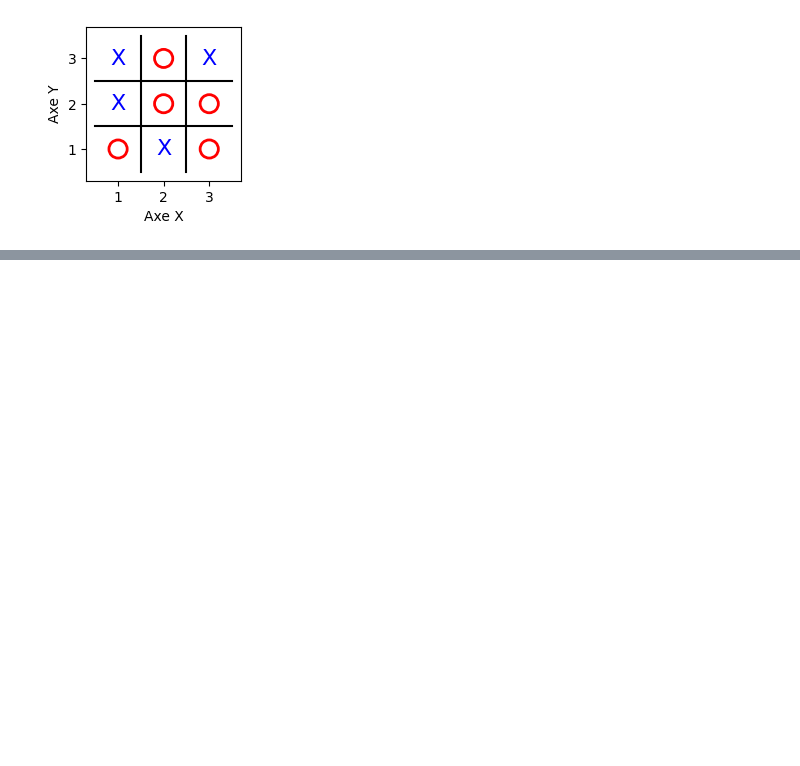
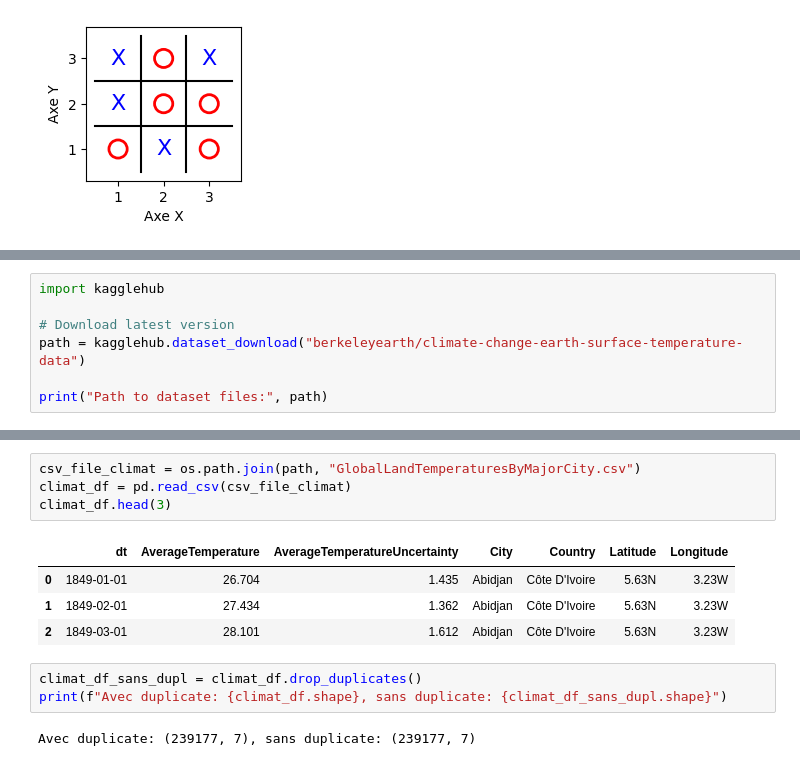
Before and after one commit to KiykoHanna/Simplon_Python, a Jupyter notebook: notebook.ipynb, the cells around one changed output, grey strips where cells are left out. Drawn from its saved outputs; the diff is of its cells as text; blank space fills up the shorter version.

```diff
--- a/notebook.ipynb
+++ b/notebook.ipynb
@@ -672,0 +802,7 @@ Joueur r:   x: 1,   y: 1.
+# %%
+import kagglehub
+
+# Download latest version
+path = kagglehub.dataset_download("berkeleyearth/climate-change-earth-surface-temperature-data")
+
+print("Path to dataset files:", path)
@@ -672,0 +813,14 @@ Joueur r:   x: 1,   y: 1.
+# %%
+csv_file_climat = os.path.join(path, "GlobalLandTemperaturesByMajorCity.csv")
+climat_df = pd.read_csv(csv_file_climat)
+climat_df.head(3)
+# %% [output]
+|  | dt | AverageTemperature | AverageTemperatureUncertainty | City | Country | Latitude | Longitude |
+| 0 | 1849-01-01 | 26.704 | 1.435 | Abidjan | Côte D'Ivoire | 5.63N | 3.23W |
+| 1 | 1849-02-01 | 27.434 | 1.362 | Abidjan | Côte D'Ivoire | 5.63N | 3.23W |
+| 2 | 1849-03-01 | 28.101 | 1.612 | Abidjan | Côte D'Ivoire | 5.63N | 3.23W |
+# %%
+climat_df_sans_dupl = climat_df.drop_duplicates()
+print(f"Avec duplicate: {climat_df.shape}, sans duplicate: {climat_df_sans_dupl.shape}")
+# %% [output]
+Avec duplicate: (239177, 7), sans duplicate: (239177, 7)
```
Also changed, not shown: parts of 21 cells of this notebook, 4 other files.
